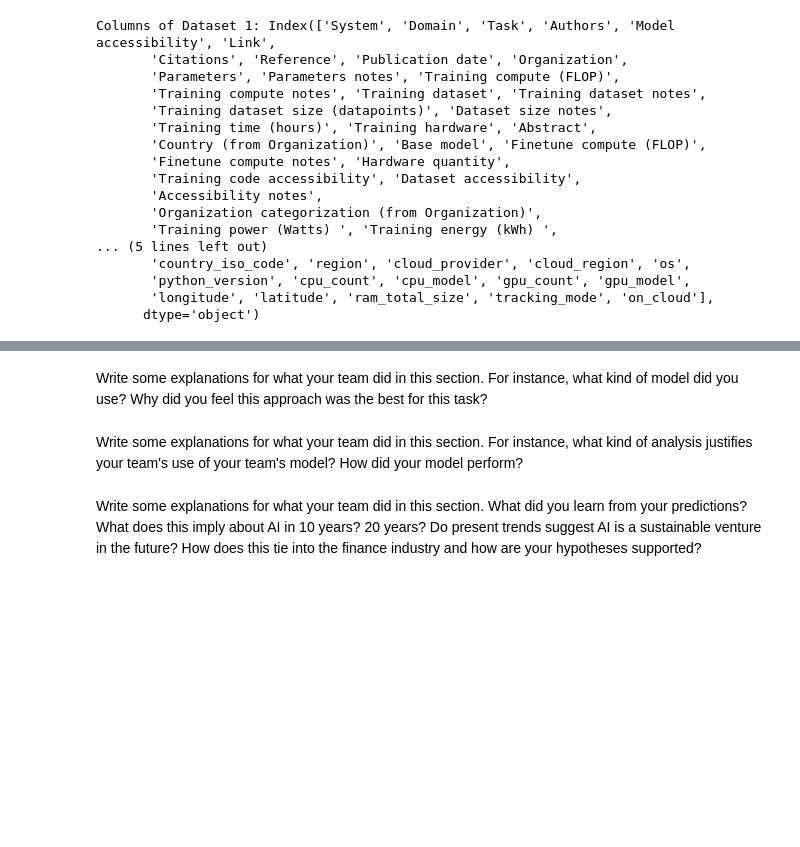
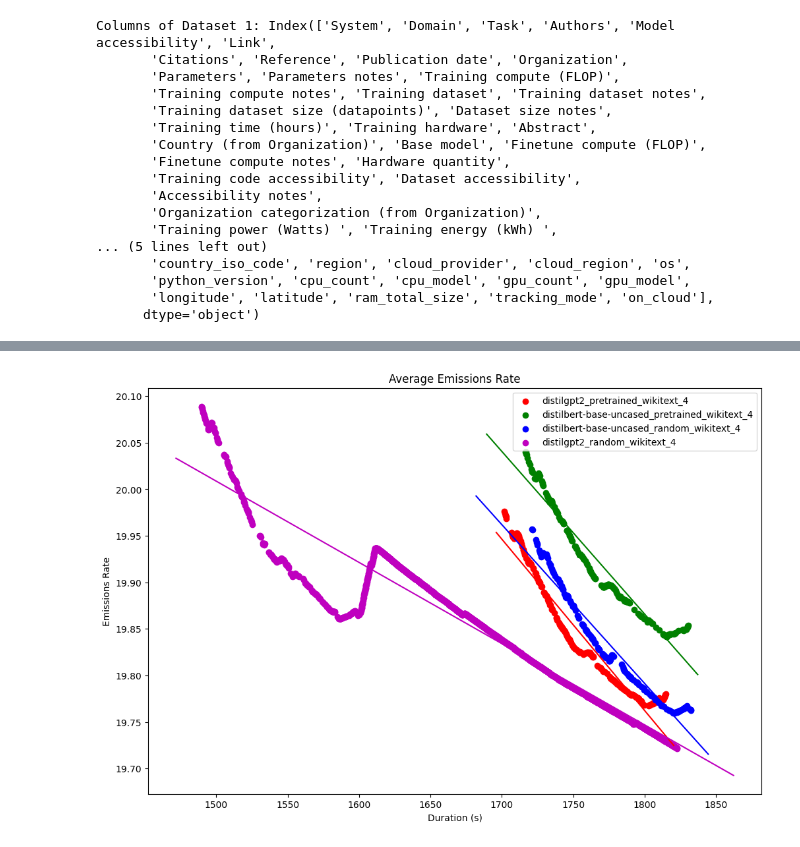
Before and after one commit to Burgundy800020/AI_sus_repo, a Jupyter notebook: Starter.ipynb, the cells around one changed output, grey strips where cells are left out. Drawn from its saved outputs; the diff is of its cells as text; code cells hidden in the pictures; blank space fills up the shorter version.

```diff
--- a/Starter.ipynb
+++ b/Starter.ipynb
@@ -69,0 +223,3 @@ Write some explanations for what your team did in this section. For instance, wh
+# %%
+df_2.drop(['emissions', 'energy_consumed', 'gpu_energy', 'ram_energy'], axis=1, inplace=True)
+df_2[1000:1010]
@@ -72,2 +250,0 @@ Write some explanations for what your team did in this section. For instance, wh
-# %% [markdown]
-Write some explanations for what your team did in this section. For instance, what kind of model did you use? Why did you feel this approach was the best for this task?
@@ -76,2 +250,0 @@ Write some explanations for what your team did in this section. For instance, wh
-# %% [markdown]
-Write some explanations for what your team did in this section. For instance, what kind of analysis justifies your team's use of your team's model? How did your model perform?
@@ -80,2 +251,26 @@ Write some explanations for what your team did in this section. For instance, wh
-# %% [markdown]
-Write some explanations for what your team did in this section. What did you learn from your predictions? What does this imply about AI in 10 years? 20 years? Do present trends suggest AI is a sustainable venture in the future? How does this tie into the finance industry and how are your hypotheses supported?
+# %%
+project_names = df_2['project_name'].unique()
+
+models_summary = pd.DataFrame(index=project_names, columns=['R^2', 'slope'])
+
+colors = ['r', 'g', 'b', 'm']
+ax = plt.subplots(figsize=(12, 8))[1]
+ax.set_xlabel("Duration (s)")
+ax.set_ylabel("Emissions Rate")
+ax.set_title('Average Emissions Rate')
+for i in range(project_names.shape[0]):
+    df_project = df_2[df_2['project_name']==project_names[i]].dropna().reset_index(drop=True)
+    df_project = df_project.select_dtypes(include='float')
+    model_project = lin_reg.fitOne(df_project, 'duration', 'emissions_rate')
+
+    models_summary.loc[project_names[i], 'R^2'] = model_project.rsquared
+    models_summary.loc[project_names[i], 'slope'] = model_project.params.iloc[1]
+
+    ax.scatter(df_project['duration'], df_project['emissions_rate'], color=colors[i], label=project_names[i])
+    lin_reg.abfitline(ax, model_project, color=colors[i])
+ax.legend()
+
+#plt.savefig("results/set2/emissions_duration.png")
+plt.show()
+# %% [output]
+[figure, added]
```
Also changed, not shown: parts of 28 cells of this notebook, 6 other files.
